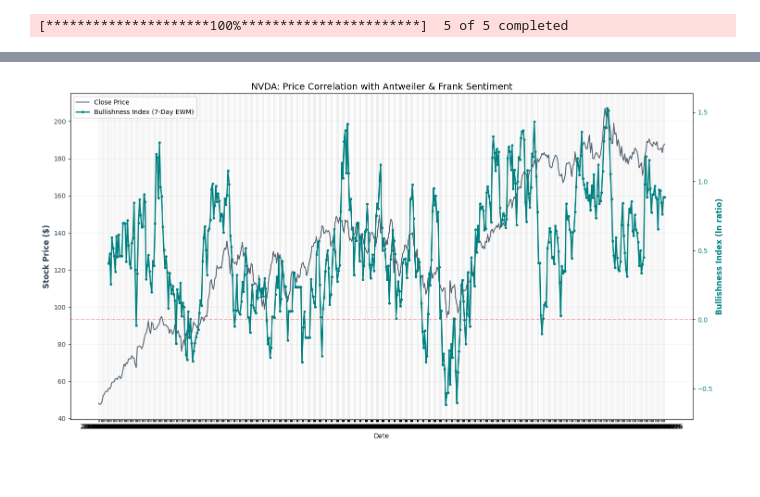
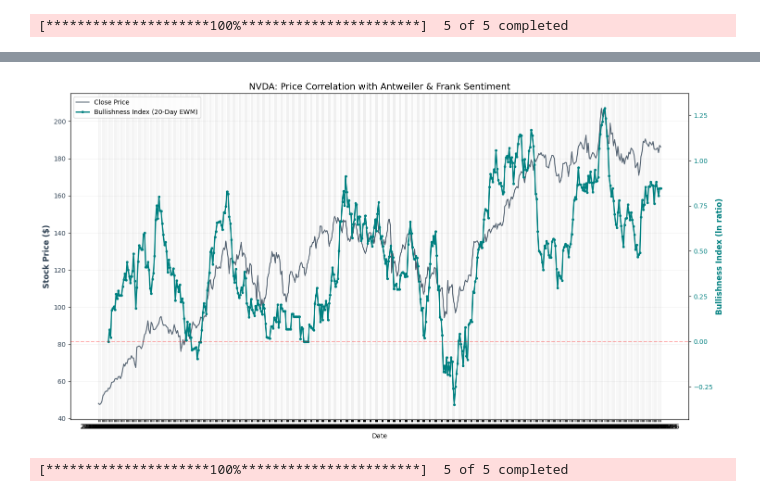
Before and after one commit to LeonSavi/T-M-Project, a Jupyter notebook: analysis.ipynb, the cells around one changed output, grey strips where cells are left out. Cells and saved outputs as stored; diff of their text form; code cells hidden in the pictures.

```diff
--- a/analysis.ipynb
+++ b/analysis.ipynb
@@ -90,2 +92,10 @@ data.to_parquet("scraped_data_finbert.parquet", compression="snappy")
 # %%
-data = pd.read_parquet("scraped_data_finbert.parquet")
+# data = pd.read_parquet("scraped_data_finbert.parquet")
+# %%
+cond = (
+    ((data['fb_positive']>0.6) & (data['sentiment']=='positive')) |
+    ((data['fb_neutral']>0.6) & (data['sentiment']=='neutral')) |
+    ((data['fb_negative']>0.6) & (data['sentiment']=='negative'))
+)
+
+data = data[cond]
@@ -116,3 +128,31 @@ def add_ts(metrics):
     combined_df = prices_long.merge(metrics, on=['date', 'label'], how='left')
 
     return combined_df
+# %%
+def add_ts(metrics):
+    stocks = ["AMD", "ASML", "GOOG", "META", "NVDA"]
+    stocks_data = yf.Tickers(stocks)
+
+    hist = stocks_data.history(period='5y', interval="1d")
+    data_subset = hist[['Close', 'Volume']]
+
+    prices_long = data_subset.stack(level=1).reset_index()
+
+    prices_long.columns = ['date', 'label', 'price', 'volume']
+
+    prices_long.sort_values('date',ascending=True,inplace=True)
+
+    prices_long['log_delta_price'] = prices_long.groupby('label'
+            )['price'].transform(lambda x: np.log(x/x.shift(1)))
+
+    prices_long['log_volume'] = np.log(prices_long['volume'] + 1)
+
+    prices_long.sort_values(['label', 'date'], inplace=True)
+    prices_long['date'] = prices_long['date'].dt.date.astype(str)
+
+    combined_df = prices_long.merge(metrics, on=['date', 'label'], how='left')
+
+    combined_df['bullishness_shifted'] = combined_df['bullishness_index'].shift(1)
+    combined_df['agreeement_shifted'] = combined_df['agreement_index'].shift(1)
+
+    return combined_df.dropna()
@@ -142,33 +225,41 @@ def plot_price_vs_sentiment(df, ticker):
     ax1.set_ylabel('Stock Price ($)', color=color_price, fontsize=12, fontweight='bold')
     ax1.tick_params(axis='y', labelcolor=color_price)
     ax1.grid(True, alpha=0.2)
 
     # --- RIGHT Y-AXIS: BULLISHNESS ---
     # This line will break wherever 'bullishness_index' is NaN
     ax2 = ax1.twinx()
     color_bull = '#008080' # Teal
-    ax2.plot(stock_df['date'], stock_df['bullishness_index'].ewm(span=7, adjust=False).mean(), color=color_bull,
-             linewidth=2, marker='o', markersize=3, label='Bullishness Index (7-Day EWM)')
+    ax2.plot(stock_df['date'], stock_df['bullishness_index'].ewm(span=20, adjust=False).mean(), color=color_bull,
+             linewidth=2, marker='o', markersize=3, label='Bullishness Index (20-Day EWM)')
 
     ax2.set_ylabel('Bullishness Index (ln ratio)', color=color_bull, fontsize=12, fontweight='bold')
     ax2.tick_params(axis='y', labelcolor=color_bull)
 
     # Add a horizontal line at 0 for neutral sentiment
     ax2.axhline(0, color='red', linestyle='--', alpha=0.3)
 
     # Title and Legends
     plt.title(f'{ticker}: Price Correlation with Antweiler & Frank Sentiment', fontsize=14)
     ax1.set_xlabel('Date')
 
     # Combined legend
     lines1, labels1 = ax1.get_legend_handles_labels()
     lines2, labels2 = ax2.get_legend_handles_labels()
     ax1.legend(lines1 + lines2, labels1 + labels2, loc='upper left', frameon=True)
 
     plt.tight_layout()
     plt.show()
 
 # Usage:
 plot_price_vs_sentiment(combined_df, 'NVDA')
 # %% [output]
-[figure, old version]
+[figure, new version]
+# %%
+stock_anomaly = StockAnomaly()
+
+stock_anomaly.calculate(window=20,price_z=2,volume_z=2)
+
+tech_crash_events = stock_anomaly.get_anomalies(get_dict_dates=True)
+# %% [output]
+[*********************100%***********************]  5 of 5 completed
```
Also changed, not shown: parts of 11 cells of this notebook, 1 other file.
